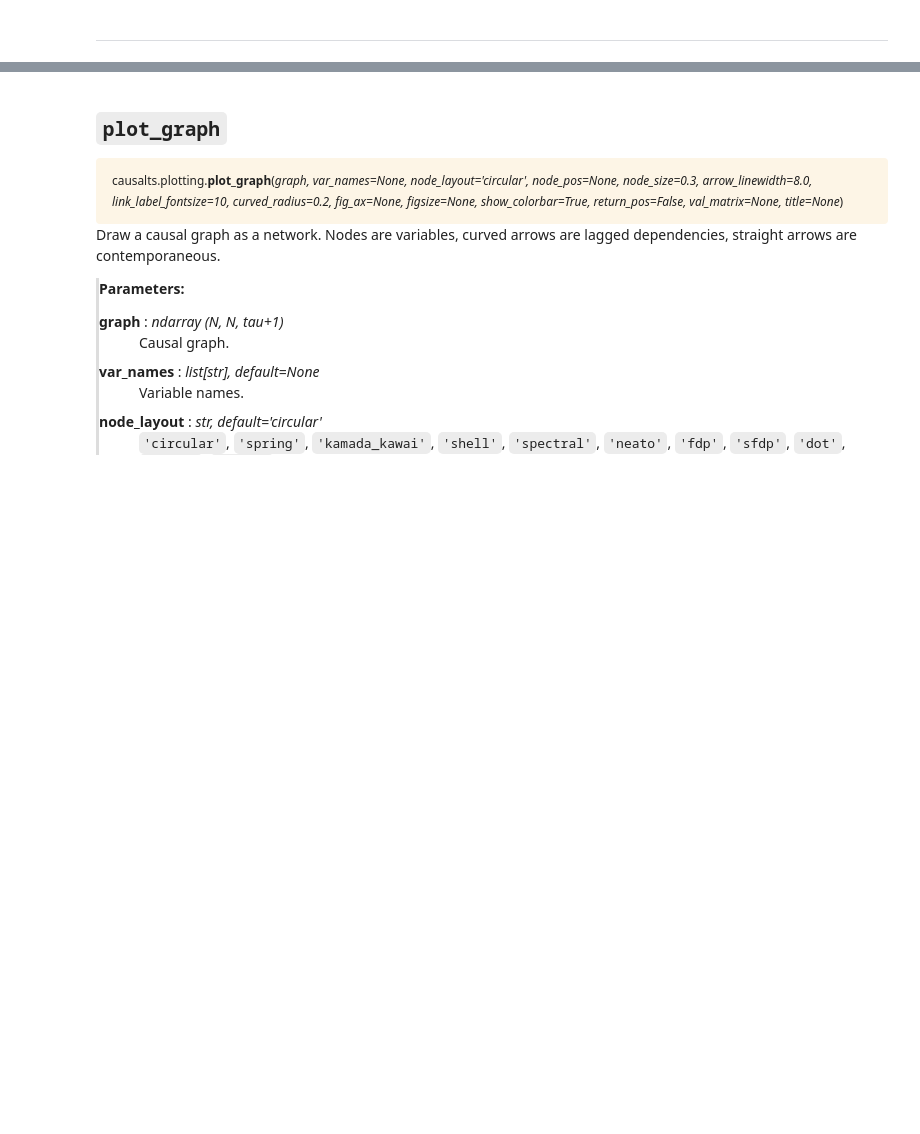
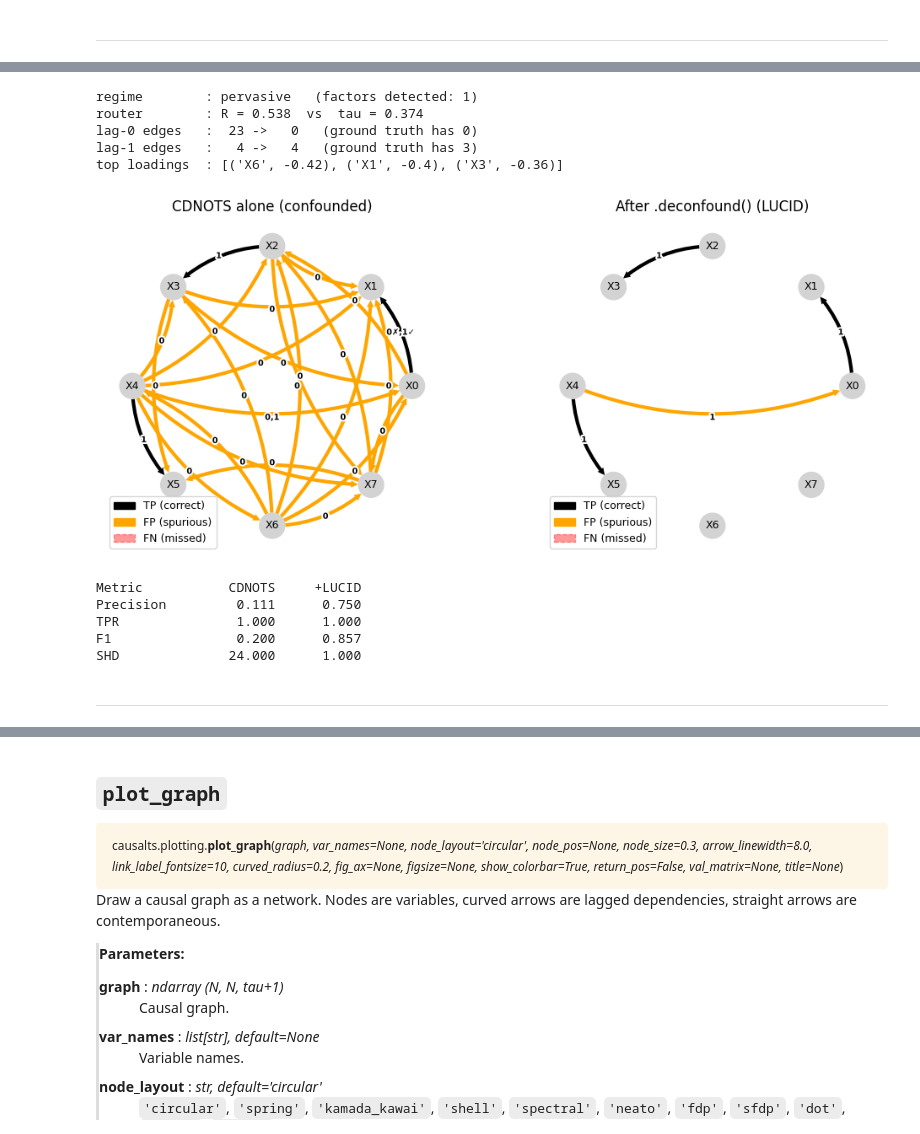
Before and after one commit to bloomberg/causal-ts, a Jupyter notebook: examples/api_reference.ipynb, the cells around one changed output, grey strips where cells are left out. Saved outputs shown, nothing was run; the diff lists cells and outputs as text; code cells hidden in the pictures; blank space fills up the shorter version.

```diff
--- a/examples/api_reference.ipynb
+++ b/examples/api_reference.ipynb
@@ -1052 +1108,79 @@ SHD              14.000      8.000
+# %%
+# A panel where causal sufficiency FAILS: one latent factor loads on all 8 variables,
+# on top of 3 genuine lag-1 edges. The factor is never put in the DataFrame.
+rng_l = np.random.default_rng(0)
+T_l, d_l, edge_l = 1500, 8, 0.7
+latent = rng_l.standard_normal((T_l, 1)) @ (rng_l.uniform(0.6, 1.0, (1, d_l)))
+X_l = np.zeros((T_l, d_l))
+noise_l = rng_l.standard_normal((T_l, d_l))
+true_edges_l = [(0, 1, 1), (2, 3, 1), (4, 5, 1)]
+for t in range(1, T_l):
+    X_l[t] = noise_l[t] + latent[t]              # <- the unobserved common cause
+    for (i, j, lag) in true_edges_l:
+        X_l[t, j] += edge_l * X_l[t - lag, i]
+
+df_l = pd.DataFrame(X_l, columns=[f"X{i}" for i in range(d_l)])
+names_l = df_l.columns.tolist()
+true_l = np.zeros((d_l, d_l, 2), dtype=np.int8)
+for (i, j, lag) in true_edges_l:
+    true_l[i, j, lag] = 1
+
+# 1) Plain discovery — the latent factor shows up as spurious contemporaneous edges.
+cd_l = run_cdnots(df_l, ParCorrGPU(df_l.values.copy()), num_lags=1,
+                  include_C=False, alpha=0.01, verbose=False)
+g_plain = np.asarray(cd_l.cg_tig)[:d_l, :d_l, :2]
+
+# 2) Correct it. .deconfound() reuses the skeleton above — no re-discovery.
+lucid_l = cd_l.deconfound()
+g_lucid = np.asarray(lucid_l.cg_tig)
+
+print(f"regime        : {lucid_l.regime}   (factors detected: {lucid_l.n_factors})")
+print(f"router        : R = {lucid_l.spectral_ratio:.3f}  vs  tau = {lucid_l.tau:.3f}")
+print(f"lag-0 edges   : {int(g_plain[:, :, 0].sum()):3d} -> {int(g_lucid[:, :, 0].sum()):3d}"
+      f"   (ground truth has 0)")
+print(f"lag-1 edges   : {int(g_plain[:, :, 1].sum()):3d} -> {int(g_lucid[:, :, 1].sum()):3d}"
+      f"   (ground truth has {len(true_edges_l)})")
+print(f"top loadings  : {[(v, round(w, 2)) for v, w in lucid_l.top_factor_variables(0, 3)]}")
+# %% [output]
+regime        : pervasive   (factors detected: 1)
+router        : R = 0.538  vs  tau = 0.374
+lag-0 edges   :  23 ->   0   (ground truth has 0)
+lag-1 edges   :   4 ->   4   (ground truth has 3)
+top loadings  : [('X6', -0.42), ('X1', -0.4), ('X3', -0.36)]
+# %%
+fig, axes = plt.subplots(1, 2, figsize=(11, 4.5))
+_, _, pos_l = tp.compare_graphs(
+    graph_true=true_l, graph_discovered=g_plain, var_names=names_l,
+    node_layout="circular", node_size=0.18, arrow_linewidth=3,
+    link_label_fontsize=7, title="CDNOTS alone (confounded)",
+    legend_loc="lower left", tp_color="black", fig_ax=(fig, axes[0]),
+    return_pos=True, node_label_size=9,
+)
+tp.compare_graphs(
+    graph_true=true_l, graph_discovered=g_lucid, var_names=names_l,
+    node_size=0.18, arrow_linewidth=3, link_label_fontsize=7,
+    title="After .deconfound() (LUCID)", legend_loc="lower left",
+    tp_color="black", fig_ax=(fig, axes[1]), node_pos=pos_l, node_label_size=9,
+)
+plt.tight_layout()
+plt.show()
+
+m_plain = evaluate_graph(g_plain, true_l)
+m_lucid = evaluate_graph(g_lucid, true_l)
+print(f"{'Metric':<12} {'CDNOTS':>10} {'+LUCID':>10}")
+for k in ["Precision", "TPR", "F1", "SHD"]:
+    print(f"{k:<12} {m_plain[k]:>10.3f} {m_lucid[k]:>10.3f}")
+
+# Recall is unchanged: the correction removed false positives without dropping a
+# true edge. It rewrites the lag-0 slice, so the surviving lag-1 false positive
+# is out of its reach -- deconfounding is not a general-purpose graph cleaner.
+# %% [output]
+[figure, added]
+Metric           CDNOTS     +LUCID
+Precision         0.111      0.750
+TPR               1.000      1.000
+F1                0.200      0.857
+SHD              24.000      1.000
+# %% [markdown]
+---
 # %% [markdown]
```
Also changed, not shown: parts of 10 cells of this notebook, 6 other files.
